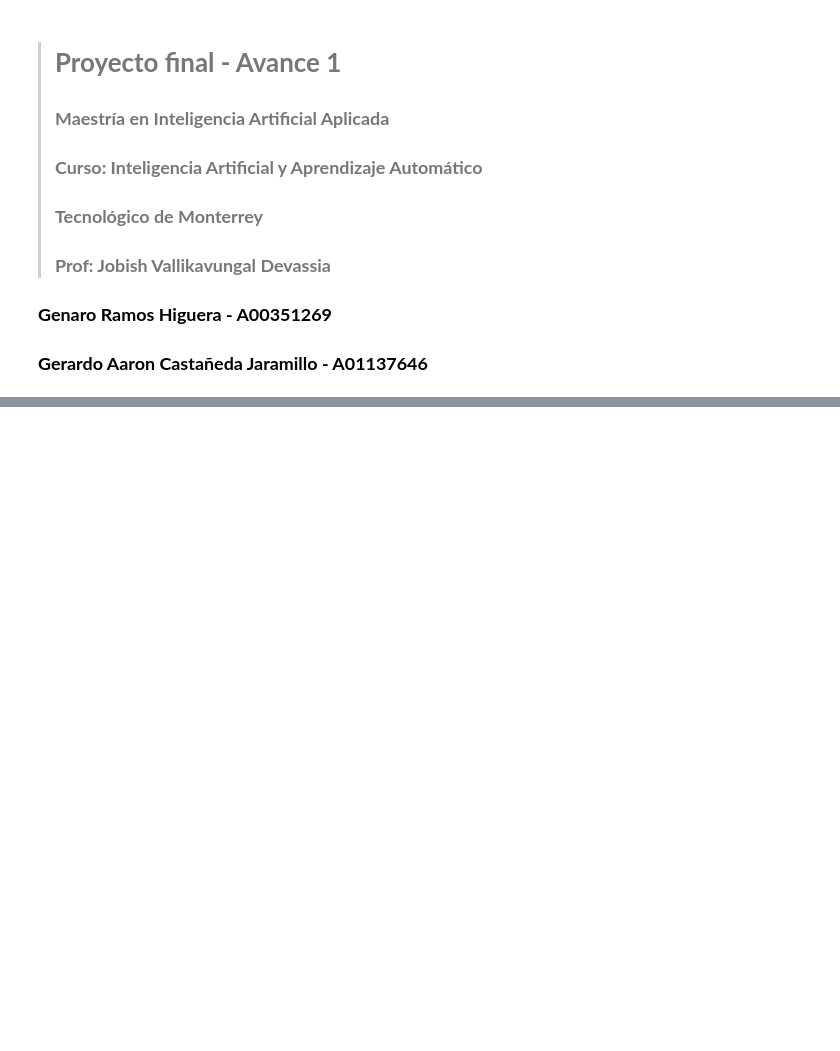
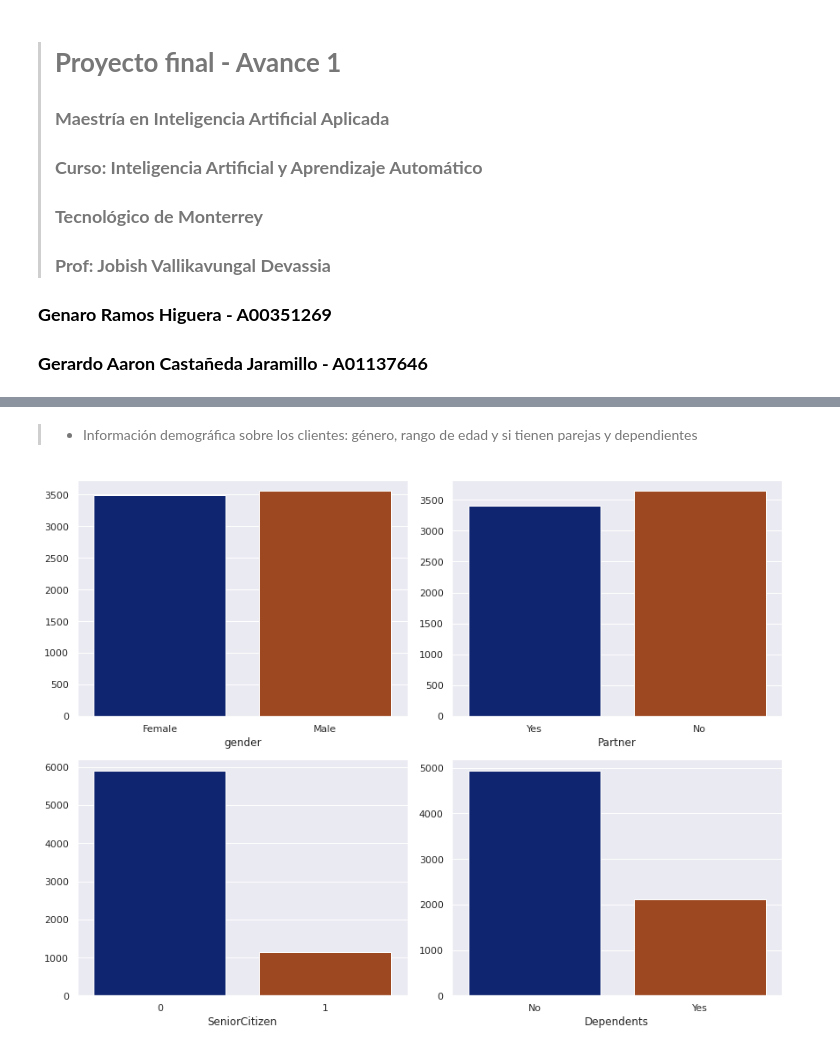
Before and after one commit to PosgradoMNA/actividades-del-projecto-equipo-52, a Jupyter notebook: Proyecto final - Avance 1.ipynb, the cells around one changed output, grey strips where cells are left out. Cells and saved outputs as stored; diff of their text form; code cells hidden in the pictures; blank space fills up the shorter version.

```diff
--- a/Proyecto final - Avance 1.ipynb
+++ b/Proyecto final - Avance 1.ipynb
@@ -12 +104,17 @@
+# %% [markdown]
+>* Información demográfica sobre los clientes: género, rango de edad y si tienen parejas y dependientes
+# %%
+sns.set(rc={'figure.figsize':(12,9)})
+fig, ax =plt.subplots(2,2)
+j = 0
+k = 0
+for i in range(1,5):
+  sns.countplot(x=customer_churn.iloc[:, i], ax=ax[j,k],palette='dark').set(ylabel=None)
+  j = j + 1
+  if j > 1:
+    k = k + 1
+    j = 0
+plt.tight_layout()
+# %% [output]
+[figure, added]
 # %% [markdown]
```
Also changed, not shown: parts of 15 cells of this notebook.
